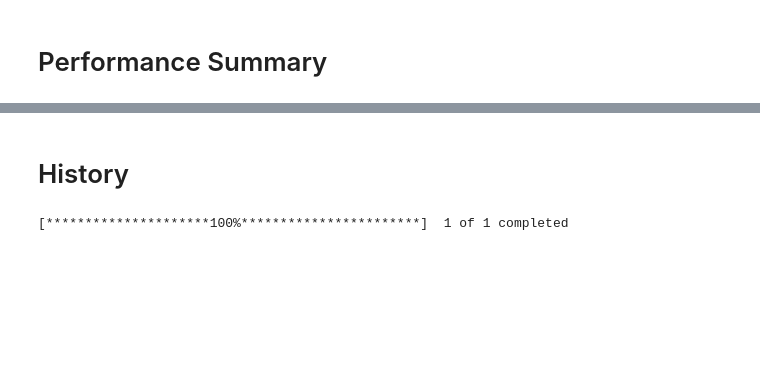
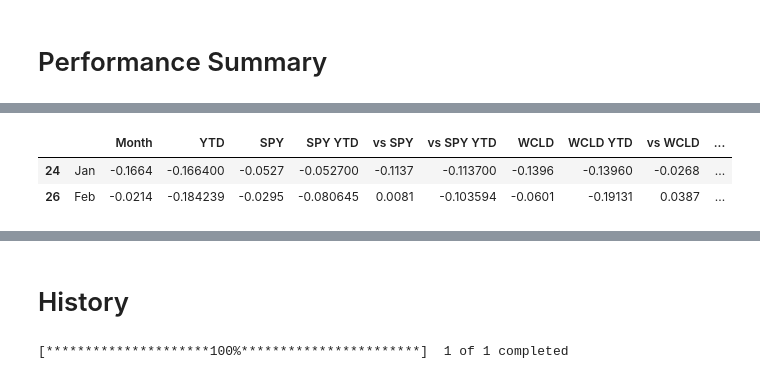
Before and after one commit to stan1eycc/investor-toolbox, a Jupyter notebook: notebooks/ms_parser.ipynb, the cells around one changed output, grey strips where cells are left out. Drawn from its saved outputs; the diff is of its cells as text; code cells hidden in the pictures; blank space fills up the shorter version.

```diff
--- a/notebooks/ms_parser.ipynb
+++ b/notebooks/ms_parser.ipynb
@@ -381,3 +508,60 @@ summary_df
+# %%
+# Build summary dataframe (Dec)
+df = mon_df.iloc[[0,2] ,list(mon_df.iloc[0,]).index('Jan'):]
+df = df.T
+df.columns = [' ', 'Month']
+df['Month'] = pd.to_numeric(df['Month']) / 100
+df['YTD'] = ((df['Month'] + 1).cumprod() - 1)
+
+summary_df = df
+#summary_df
+
+# Add benchmarks
+#bm_1 = 'SPDRÂ® S&P 500 ETF Trust'
+#bm_1_t = 'SPY'
+#bm_2 = 'ARK Next Generation Internet ETF'
+#bm_2_t = 'ARKW'
+#bm_2 = 'ARK Innovation ETF'
+#bm_2_t = 'ARKK'
+
+#bm_1
+bm_name = bm_1
+bm_ticker = bm_1_t
+i = list(res_df[1]).index(bm_name)
+df = res_df.iloc[i:i+3,]
+df = df.iloc[[0,1] ,list(df.iloc[0,]).index('Jan'):]
+df = df.T
+df.columns = [' ', 'Month']
+df['Month'] = pd.to_numeric(df['Month'])/100
+df['YTD'] = ((df['Month'] + 1).cumprod() - 1)
+summary_df[bm_ticker] = list(df['Month'])
+summary_df[bm_ticker +' YTD'] = list(df['YTD'])
+
+summary_df['vs ' + bm_ticker] = summary_df['Month'] - summary_df[bm_ticker]
+summary_df['vs ' + bm_ticker +' YTD'] = summary_df['YTD'] - summary_df[bm_ticker +' YTD']
+
+
+#bm_2
+bm_name = bm_2
+bm_ticker = bm_2_t
+i = list(res_df[1]).index(bm_name)
+df = res_df.iloc[i:i+3,]
+df = df.iloc[[0,1] ,list(df.iloc[0,]).index('Jan'):]
+df = df.T
+df.columns = [' ', 'Month']
+df['Month'] = pd.to_numeric(df['Month']) / 100
+df['YTD'] = ((df['Month'] + 1).cumprod() - 1)
+summary_df[bm_ticker] = list(df['Month'])
+summary_df[bm_ticker +' YTD'] = list(df['YTD'])
+
+summary_df['vs ' + bm_ticker] = summary_df['Month'] - summary_df[bm_ticker]
+summary_df['vs ' + bm_ticker +' YTD'] = summary_df['YTD'] - summary_df[bm_ticker +' YTD']
+
+summary_df
+# %% [output]
+|  |  | Month | YTD | SPY | SPY YTD | vs SPY | vs SPY YTD | WCLD | WCLD YTD | vs WCLD | ... |
+| 24 | Jan | -0.1664 | -0.166400 | -0.0527 | -0.052700 | -0.1137 | -0.113700 | -0.1396 | -0.13960 | -0.0268 | ... |
+| 26 | Feb | -0.0214 | -0.184239 | -0.0295 | -0.080645 | 0.0081 | -0.103594 | -0.0601 | -0.19131 | 0.0387 | ... |
 # %%
 # Print results
 result = summary_df.iloc[:,[0,1,2,3,4,7,8]]
```
Also changed, not shown: parts of 14 cells of this notebook.
